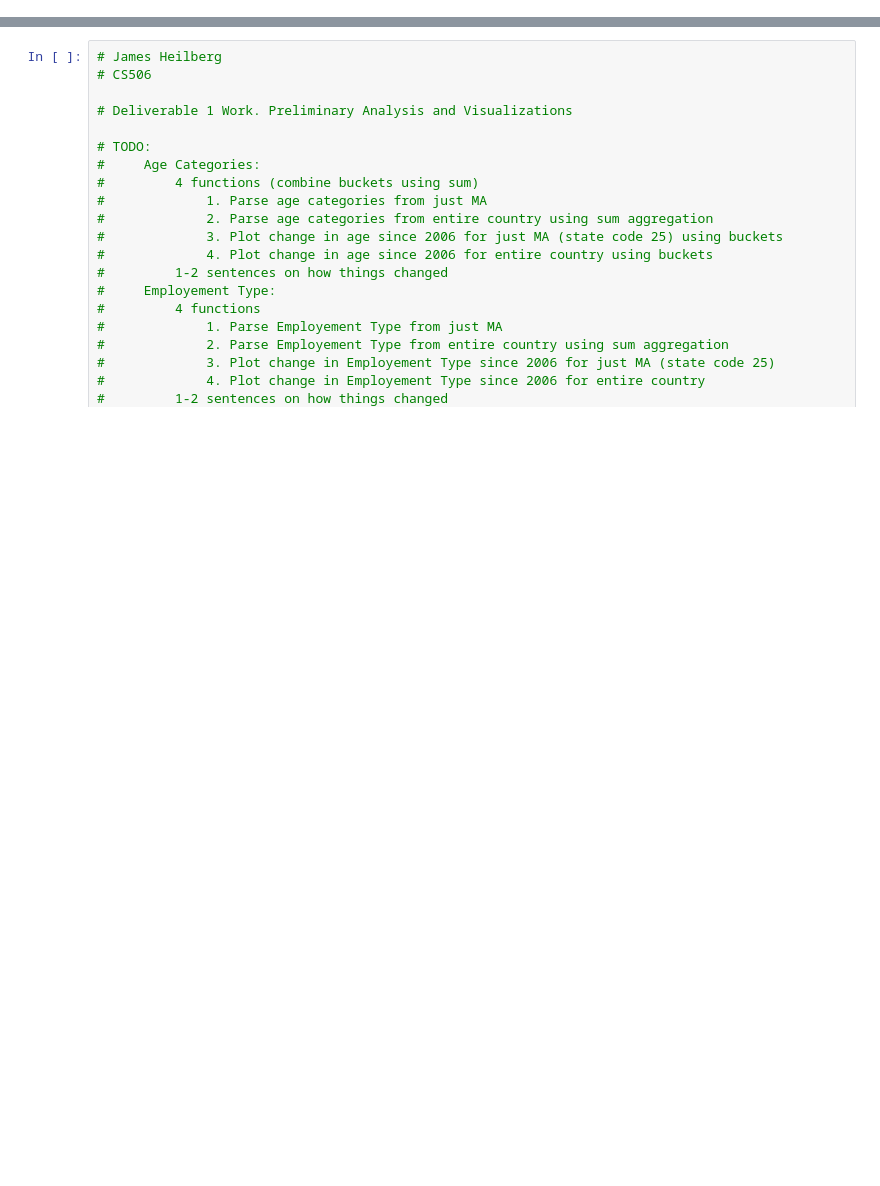
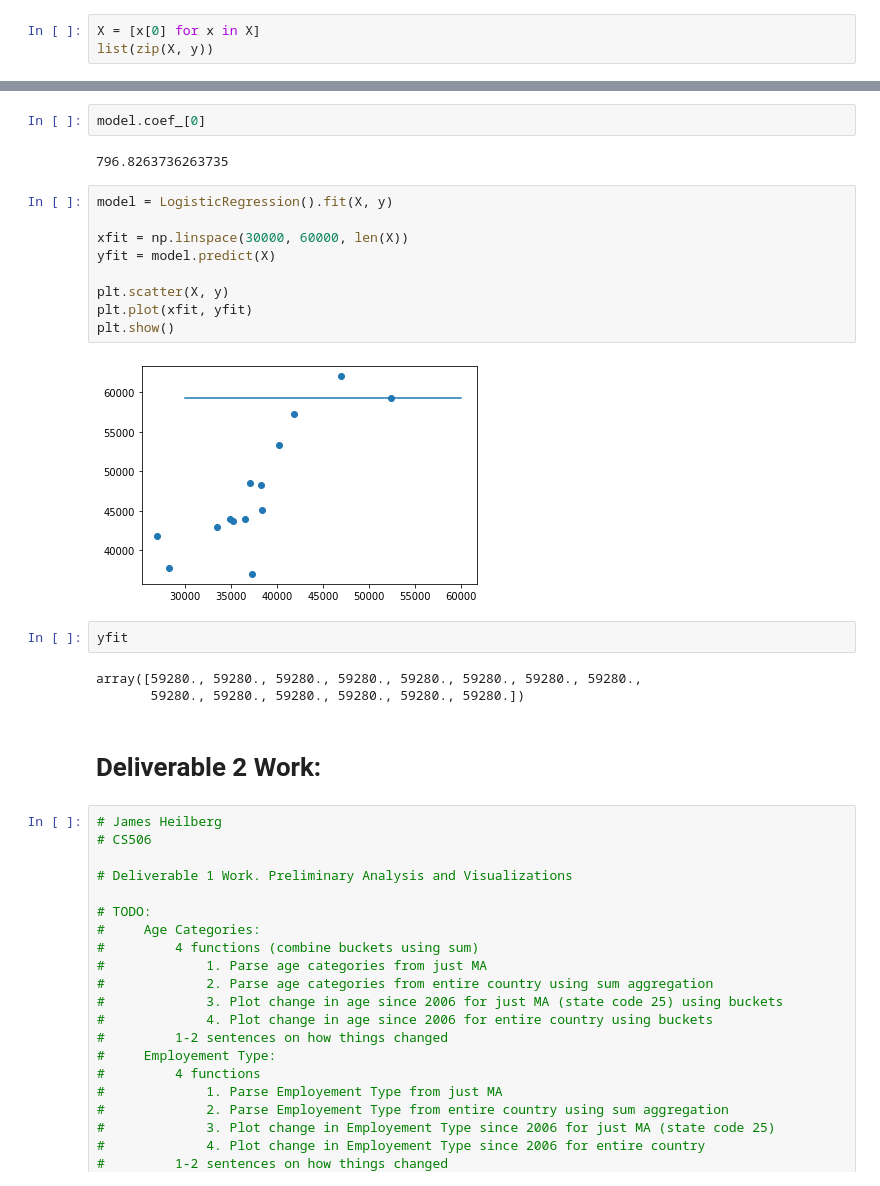
Before and after one commit to BU-Spark/ds-boston-bpda-br-census, a Jupyter notebook: Age_EmployementByType_EmployementByOccupation-Analysis/jamesh_deliverable1.ipynb, the cells around one changed output, grey strips where cells are left out. Drawn from its saved outputs; the diff is of its cells as text; blank space fills up the shorter version.

```diff
--- a/Age_EmployementByType_EmployementByOccupation-Analysis/jamesh_deliverable1.ipynb
+++ b/Age_EmployementByType_EmployementByOccupation-Analysis/jamesh_deliverable1.ipynb
@@ -0,0 +256,3 @@
+# %%
+X = [x[0] for x in X]
+list(zip(X, y))
@@ -1,3 +274,25 @@
+# %%
+model.coef_[0]
+# %% [output]
+796.8263736263735
+# %%
+model = LogisticRegression().fit(X, y)
+
+xfit = np.linspace(30000, 60000, len(X))
+yfit = model.predict(X)
+
+plt.scatter(X, y)
+plt.plot(xfit, yfit)
+plt.show()
+# %% [output]
+[figure, added]
+# %%
+yfit
+# %% [output]
+array([59280., 59280., 59280., 59280., 59280., 59280., 59280., 59280.,
+       59280., 59280., 59280., 59280., 59280., 59280.])
+# %% [markdown]
+# Deliverable 2 Work:
 # %%
 # James Heilberg
 # CS506
```
Also changed, not shown: parts of 21 cells of this notebook, 1 other file.
